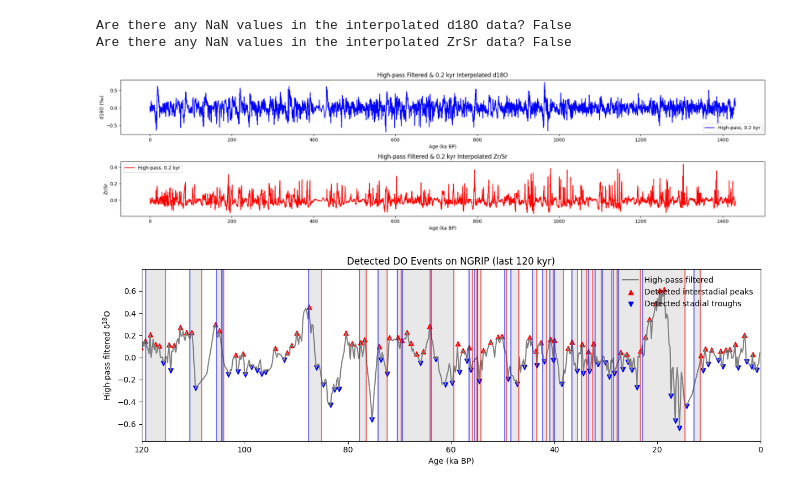
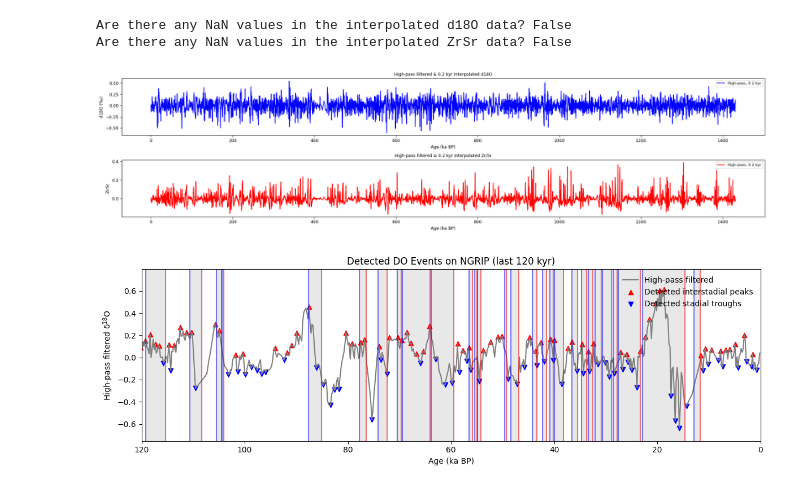
Before and after one commit to Peisong-Zheng/bipolar_seesaw_CCM, a Jupyter notebook: David_repeat.ipynb, the cells around one changed output. Saved outputs shown, nothing was run; the diff lists cells and outputs as text; code cells hidden in the pictures.

```diff
--- a/David_repeat.ipynb
+++ b/David_repeat.ipynb
@@ -129,11 +156,11 @@ from scipy.signal import butter, filtfilt
 # 1) High-pass Butterworth filter design (2nd order, cutoff period = 20 kyr)
 dt = 0.01            # kyr per sample (10 yr resolution)
 fs = 1 / dt          # sampling frequency (samples per kyr)
-nyq = fs / 2         # Nyquist frequency
-fc = 1 / 20          # cutoff frequency (per kyr)
-Wn = fc / nyq        # normalized cutoff
+# nyq = fs / 2         # Nyquist frequency
+fc = 1 / 10          # cutoff frequency (per kyr)
+Wn = fc / (fs*0.5)        # normalized cutoff
 
-b, a = butter(N=2, Wn=Wn, btype='high')
+b, a = butter(N=4, Wn=Wn, btype='highpass')
 
 # 2) Apply filter to interpolated series
 d18O_filt = filtfilt(b, a, df_d18O_interp['d18O'].values)
@@ -145,36 +172,36 @@ end_age = df_d18O_interp['age'].max()
 age_0_2 = np.arange(start_age, end_age + 0.2, 0.2)
 
 d18O_0_2 = np.interp(age_0_2, df_d18O_interp['age'], d18O_filt)
 ZrSr_0_2 = np.interp(age_0_2, df_ZrSr_interp['age'], ZrSr_filt)
 
 # 4) Create DataFrames
 df_d18O_0_2 = pd.DataFrame({'age': age_0_2, 'd18O_hp': d18O_0_2})
 df_ZrSr_0_2 = pd.DataFrame({'age': age_0_2, 'ZrSr_hp': ZrSr_0_2})
 
 # save the filtered and downsampled data to csv files
-df_d18O_0_2.to_csv(r'D:\VScode\bipolar_seesaw_CCM\David_data\MD01-2444_339-U1385_benthic_d18O_hp_0.2kyr.csv', index=False)
-df_ZrSr_0_2.to_csv(r'D:\VScode\bipolar_seesaw_CCM\David_data\339-U1385_CaTi_ZrSr_hp_0.2kyr.csv', index=False)
+df_d18O_0_2.to_csv(r'D:\VScode\bipolar_seesaw_CCM\David_data\MD01-2444_339-U1385_benthic_d18O_hp.csv', index=False)
+df_ZrSr_0_2.to_csv(r'D:\VScode\bipolar_seesaw_CCM\David_data\339-U1385_CaTi_ZrSr_hp.csv', index=False)
 
 # 5) Plot filtered & downsampled series
 plt.figure(figsize=(20, 5))
 plt.subplot(2, 1, 1)
 plt.plot(df_d18O_0_2['age'], df_d18O_0_2['d18O_hp'], color='blue', label='High-pass, 0.2 kyr')
 plt.xlabel('Age (ka BP)')
 plt.ylabel('d18O (‰)')
 plt.title('High-pass Filtered & 0.2 kyr Interpolated d18O')
 plt.legend()
 
 plt.subplot(2, 1, 2)
 plt.plot(df_ZrSr_0_2['age'], df_ZrSr_0_2['ZrSr_hp'], color='red', label='High-pass, 0.2 kyr')
 plt.xlabel('Age (ka BP)')
 plt.ylabel('Zr/Sr')
 plt.title('High-pass Filtered & 0.2 kyr Interpolated Zr/Sr')
 plt.legend()
 
 plt.tight_layout()
 plt.show()
 # %% [output]
-[figure, old version]
+[figure, new version]
 # %%
 import numpy as np
 import matplotlib.pyplot as plt
```
Also changed, not shown: parts of 1 cell of this notebook, 5 other files.
